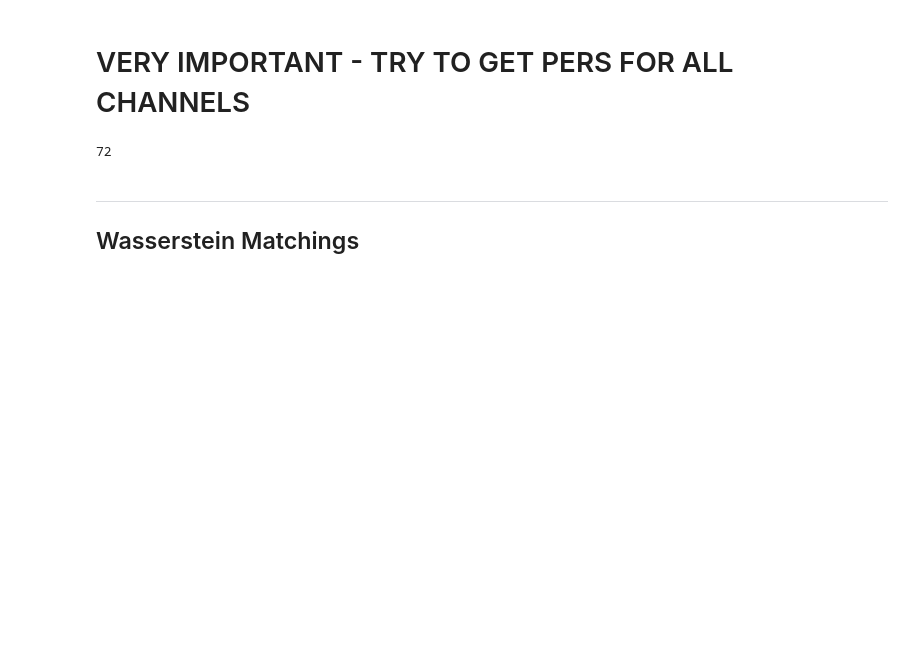
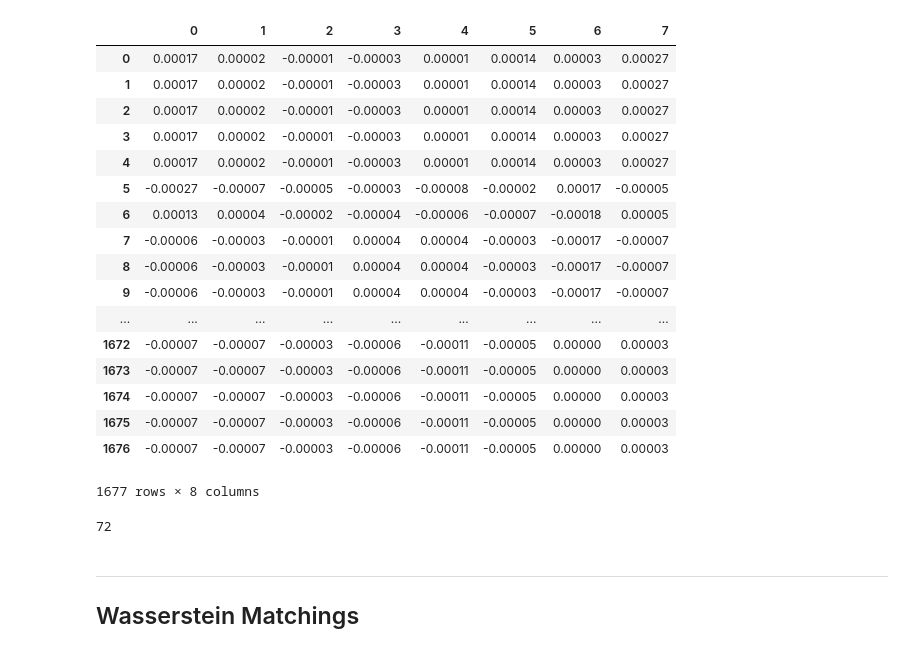
Before and after one commit to samvoisin/TDAforGesturePredictionsEMG, a Jupyter notebook: matching_dev.ipynb, the cells around one changed output. Drawn from its saved outputs; the diff is of its cells as text; code cells hidden in the pictures; blank space fills up the shorter version.

```diff
--- a/matching_dev.ipynb
+++ b/matching_dev.ipynb
@@ -8,5 +8,9 @@ from persim import bottleneck, bottleneck_matching
 import matplotlib.pyplot as plt
 
 from TDA_helper_fcns import load_data, sublevel_set_time_series_dist
-# %% [markdown]
-# VERY IMPORTANT -  TRY TO GET PERS FOR ALL CHANNELS
+# %%
+gdat = load_data(subjects=["02", "09", "30"]) # gestures data
+# %%
+sdict = gdat["02"]
+# %%
+garray = sdict["3_0_1"]
@@ -13,3 +19,24 @@ from TDA_helper_fcns import load_data, sublevel_set_time_series_dist
+# %%
+pd.DataFrame(garray[:, 1:-1])
+# %% [output]
+|  | 0 | 1 | 2 | 3 | 4 | 5 | 6 | 7 |
+| 0 | 0.00017 | 0.00002 | -0.00001 | -0.00003 | 0.00001 | 0.00014 | 0.00003 | 0.00027 |
+| 1 | 0.00017 | 0.00002 | -0.00001 | -0.00003 | 0.00001 | 0.00014 | 0.00003 | 0.00027 |
+| 2 | 0.00017 | 0.00002 | -0.00001 | -0.00003 | 0.00001 | 0.00014 | 0.00003 | 0.00027 |
+| 3 | 0.00017 | 0.00002 | -0.00001 | -0.00003 | 0.00001 | 0.00014 | 0.00003 | 0.00027 |
+| 4 | 0.00017 | 0.00002 | -0.00001 | -0.00003 | 0.00001 | 0.00014 | 0.00003 | 0.00027 |
+| 5 | -0.00027 | -0.00007 | -0.00005 | -0.00003 | -0.00008 | -0.00002 | 0.00017 | -0.00005 |
+| 6 | 0.00013 | 0.00004 | -0.00002 | -0.00004 | -0.00006 | -0.00007 | -0.00018 | 0.00005 |
+| 7 | -0.00006 | -0.00003 | -0.00001 | 0.00004 | 0.00004 | -0.00003 | -0.00017 | -0.00007 |
+| 8 | -0.00006 | -0.00003 | -0.00001 | 0.00004 | 0.00004 | -0.00003 | -0.00017 | -0.00007 |
+| 9 | -0.00006 | -0.00003 | -0.00001 | 0.00004 | 0.00004 | -0.00003 | -0.00017 | -0.00007 |
+| ... | ... | ... | ... | ... | ... | ... | ... | ... |
+| 1672 | -0.00007 | -0.00007 | -0.00003 | -0.00006 | -0.00011 | -0.00005 | 0.00000 | 0.00003 |
+| 1673 | -0.00007 | -0.00007 | -0.00003 | -0.00006 | -0.00011 | -0.00005 | 0.00000 | 0.00003 |
+| 1674 | -0.00007 | -0.00007 | -0.00003 | -0.00006 | -0.00011 | -0.00005 | 0.00000 | 0.00003 |
+| 1675 | -0.00007 | -0.00007 | -0.00003 | -0.00006 | -0.00011 | -0.00005 | 0.00000 | 0.00003 |
+| 1676 | -0.00007 | -0.00007 | -0.00003 | -0.00006 | -0.00011 | -0.00005 | 0.00000 | 0.00003 |
+1677 rows × 8 columns
 # %%
 gdat = load_data(subjects=["02", "09", "30"]) # gestures data
 
```
Also changed, not shown: parts of 1 cell of this notebook, 4 other files.
